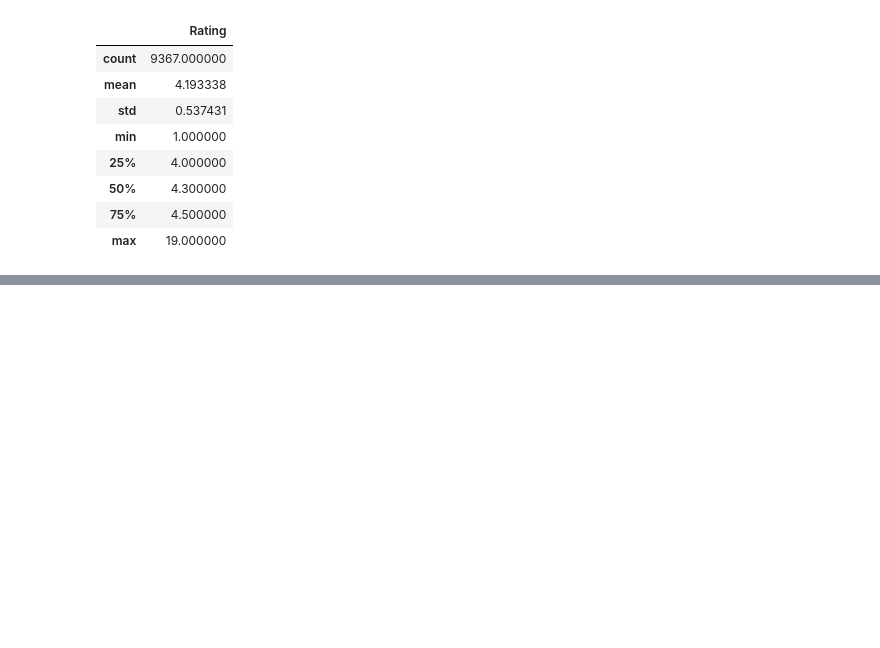
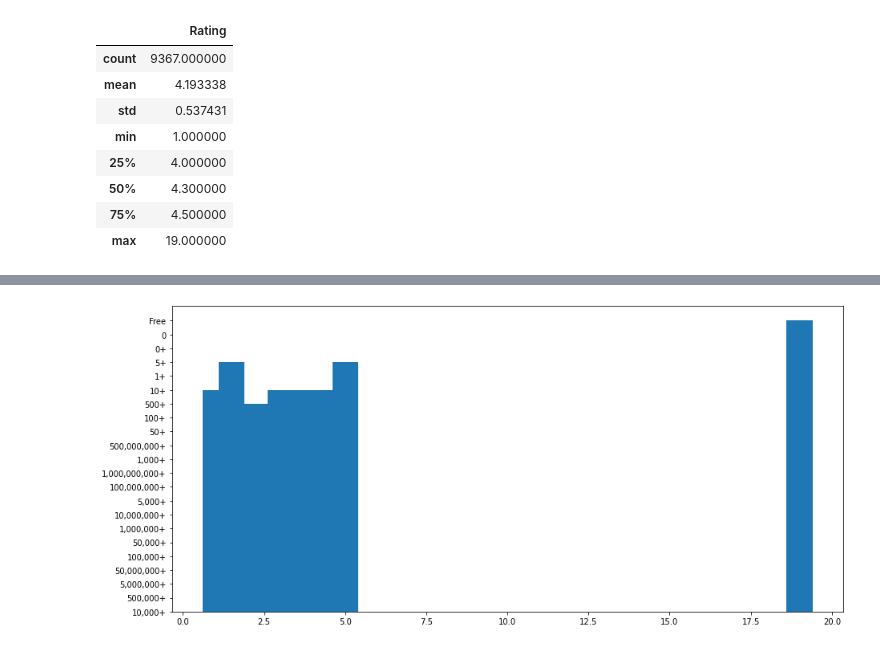
Before and after one commit to PratikshaChimankar/CAPSTONE-PROJECT-1--Play-Store-App-Review-Analysis, a Jupyter notebook: PSARA_Capstone_Project.ipynb, the cells around one changed output, grey strips where cells are left out. Cells and saved outputs as stored; diff of their text form; code cells hidden in the pictures; blank space fills up the shorter version.

```diff
--- a/PSARA_Capstone_Project.ipynb
+++ b/PSARA_Capstone_Project.ipynb
@@ -88,0 +180,9 @@ data.describe()
+# %%
+x= data['Rating']
+y=data['Installs']
+plt.xlable('')
+plt.xlabel('')
+plt.bar(x,y)
+plt.show()
+# %% [output]
+[figure, added]
```
Also changed, not shown: parts of 11 cells of this notebook.
